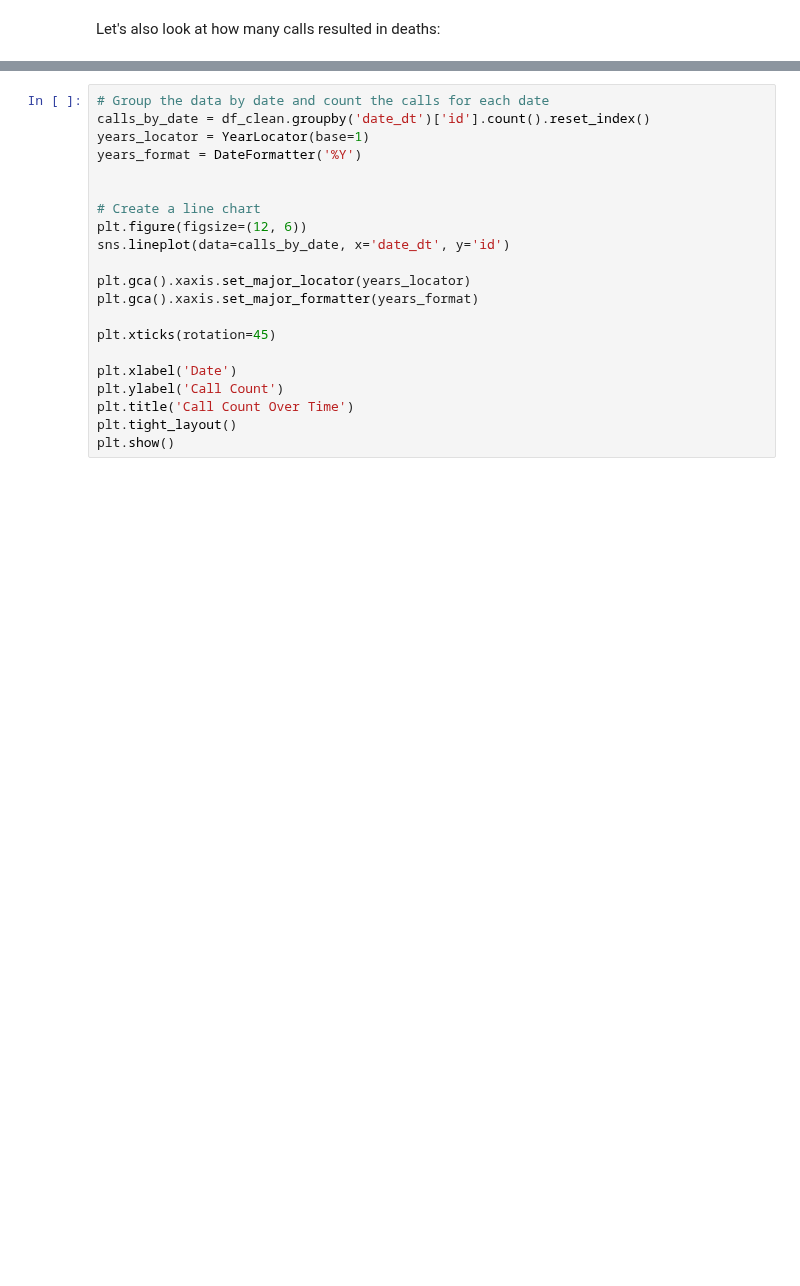
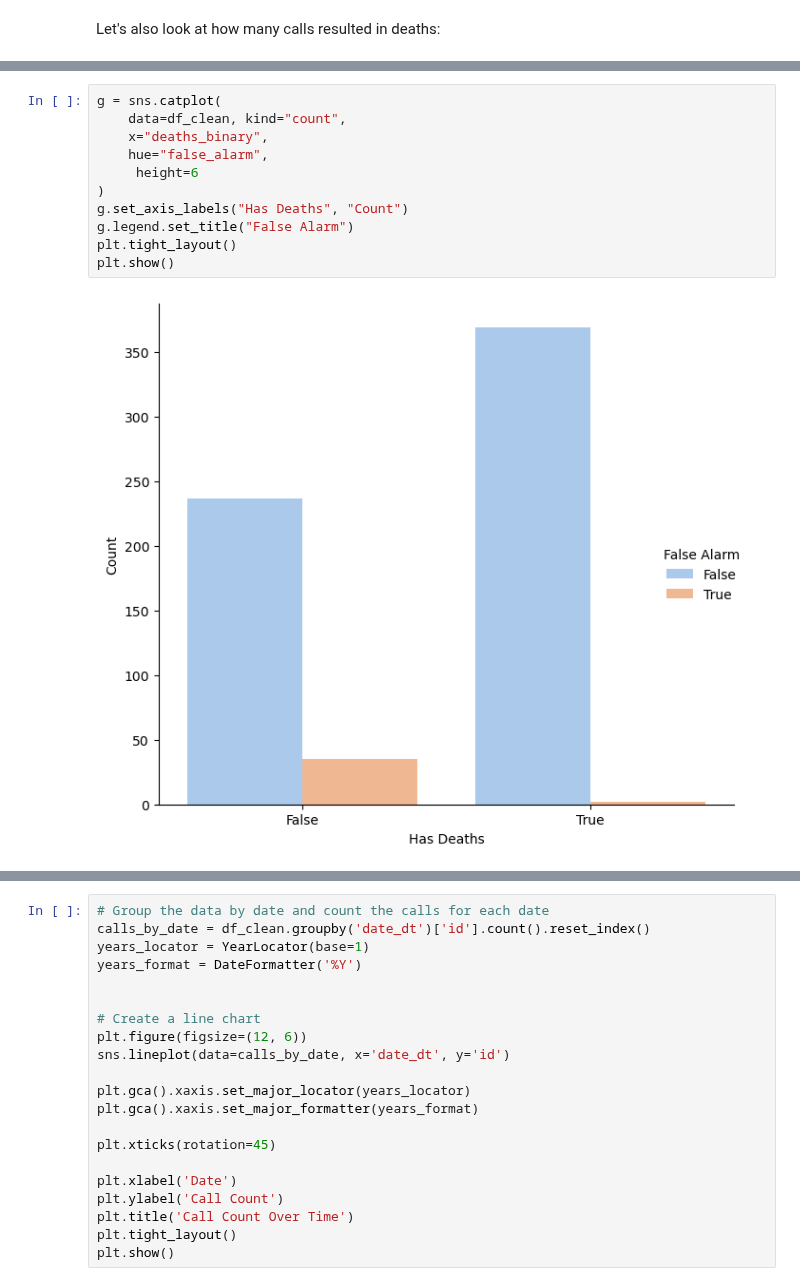
Before and after one commit to ramwtz/data-science-project, a Jupyter notebook: main.ipynb, the cells around one changed output, grey strips where cells are left out. Drawn from its saved outputs; the diff is of its cells as text; blank space fills up the shorter version.

```diff
--- a/main.ipynb
+++ b/main.ipynb
@@ -278,0 +249,13 @@ Seems like the vast majority of the calls were not, in fact, false alarms. Which
+# %%
+g = sns.catplot(
+    data=df_clean, kind="count",
+    x="deaths_binary",
+    hue="false_alarm",
+     height=6
+)
+g.set_axis_labels("Has Deaths", "Count")
+g.legend.set_title("False Alarm")
+plt.tight_layout()
+plt.show()
+# %% [output]
+[figure, added]
```
Also changed, not shown: parts of 16 cells of this notebook.
